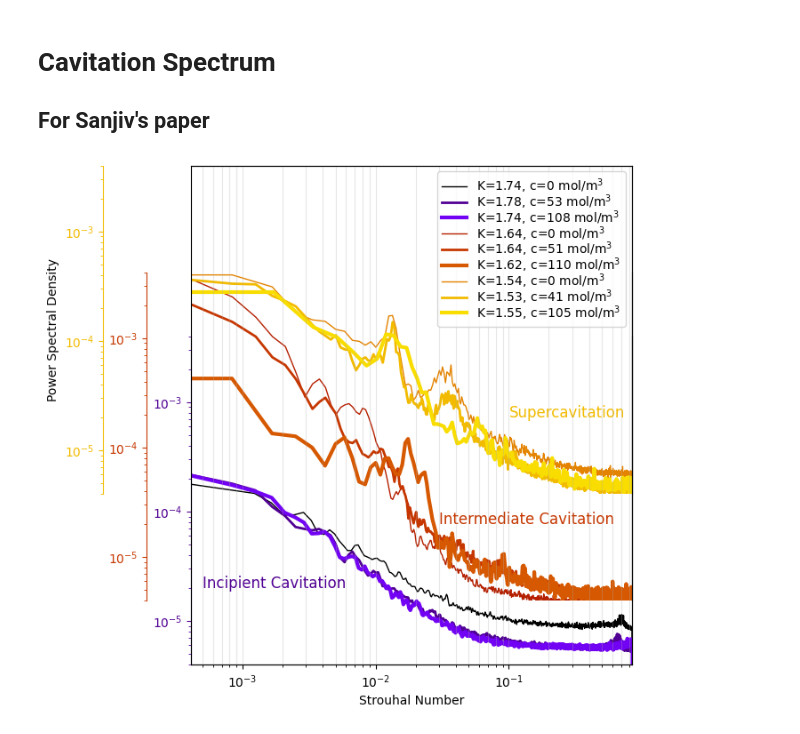
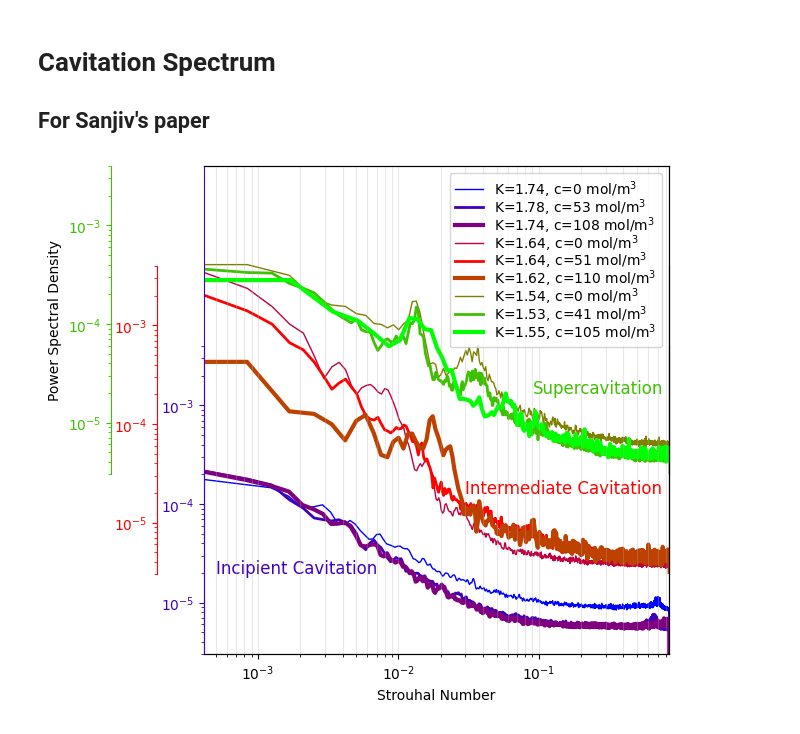
Before and after one commit to djorlando24/jupyterNotebooks, a Jupyter notebook: Research/Cavitation/Sanjiv-Spectrum.ipynb, the cells around one changed output. Saved outputs shown, nothing was run; the diff lists cells and outputs as text; code cells hidden in the pictures.

```diff
--- a/Research/Cavitation/Sanjiv-Spectrum.ipynb
+++ b/Research/Cavitation/Sanjiv-Spectrum.ipynb
@@ -9,13 +9,13 @@ mat = scipy.io.loadmat('SG_paper_freq_data_v3.mat');
 # %%
 A=mat['combined_data']
 # %%
-fig=plt.figure()
+fig=plt.figure(figsize=(6,4))
 ax1=fig.add_subplot(111)
 #plt.subplots_adjust(right=0.5)
 
-y0_1 = 0.15
-y0_2 = 0.4
-ymin = 4e-6
+y0_1 = 0.2
+y0_2 = 0.45
+ymin = 3e-6
 ymax = 4e-3
 
 ax1.spines['top'].set_visible(False)
@@ -47,36 +47,39 @@ ax4.patch.set_alpha(0)
 ax4.get_yaxis().set_visible(False)
 plt.xlim(A[0,0][1][0,1],A[0,0][1][0,-1])
 ax4.set_xscale('log')
 plt.grid(which='both',axis='x',alpha=.3)
 plt.xlabel('Strouhal Number');
 
 
-cm=plt.cm.gnuplot
-cList=[cm(0),cm(.1),cm(.2),cm(.5),cm(.6),cm(.7),cm(0.8),cm(0.9),cm(.95)]
+cm=plt.cm.brg
+cList=[cm(j) for j in np.linspace(0,1,9)]
+
 lList=[1,2,3,1,2,3,1,2,3]
 curr_ax=[ax1,ax1,ax1,ax2,ax2,ax2,ax3,ax3,ax3]
-ax1.text(5e-4, 2e-5, 'Incipient Cavitation', c=cList[1], fontsize=12)
+ax1.text(5e-4, 2e-5, 'Incipient Cavitation',    c=cList[1], fontsize=12)
 ax2.text(3e-2, 2e-5, 'Intermediate Cavitation', c=cList[4], fontsize=12)
-ax3.text(1e-1, 2e-5, 'Supercavitation', c=cList[7], fontsize=12)
+ax3.text(9e-2, 2e-5, 'Supercavitation',         c=cList[7], fontsize=12)
 
 ax1.spines['left'].set_color(cList[1])
 ax2.spines['left'].set_color(cList[4])
 ax3.spines['left'].set_color(cList[7])
+ax4.spines['left'].set_color(cList[1])
 
 ax1.tick_params(axis='y', colors=cList[1], which='both')
 ax2.tick_params(axis='y', colors=cList[4], which='both')
 ax3.tick_params(axis='y', colors=cList[7], which='both')
 
 legendList=[]
 for i in range(A.shape[1]):
     psd,freq,K,CO2=A[0,i];
 
     #lstyles=['-','--','-.']
     #ls = lstyles[3-lList[i]]
     ph,=curr_ax[i].loglog(freq[0,:],psd,c=cList[i],lw=lList[i],label=r'K=%.2f, c=%.0f mol/m$^3$' % (K[0,0],CO2[0,0]));
     legendList.append(ph)
 
 plt.legend(legendList,[l.get_label() for l in legendList],labelspacing=-0.2);
-#plt.grid();
+
+plt.savefig('/Users/dduke/Desktop/sanjiv-spectrum.pdf',bbox_inches='tight');
 # %% [output]
-[figure, old version]
+[figure, new version]
```
